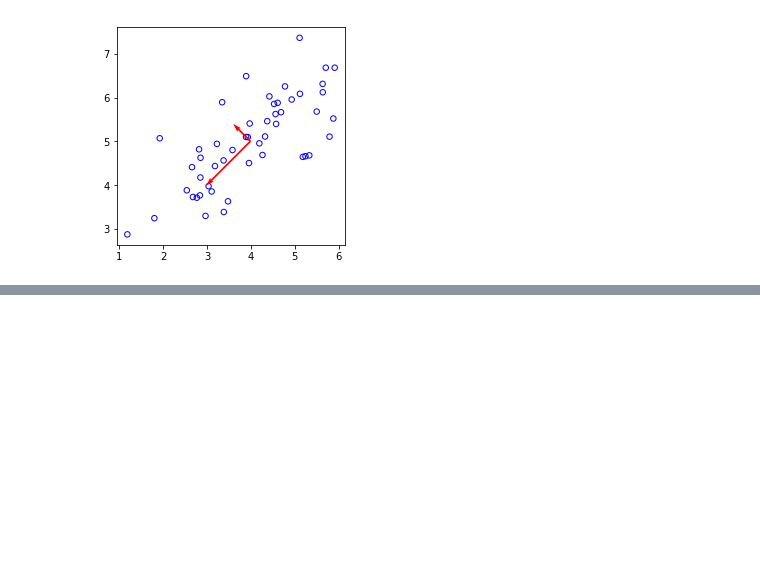
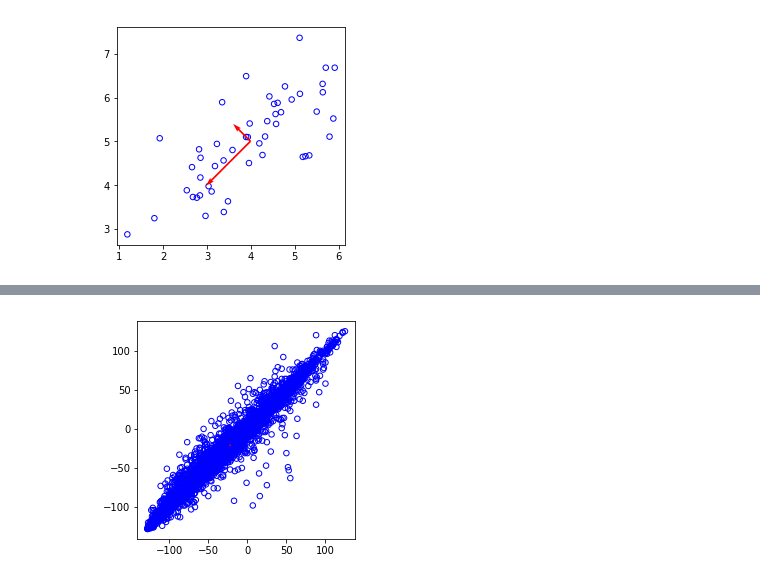
Before and after one commit to anidh/coursera-ml-python, a Jupyter notebook: machine-learning-ex7/ex7/Ex7.ipynb, the cells around one changed output, grey strips where cells are left out. Drawn from its saved outputs; the diff is of its cells as text; code cells hidden in the pictures; blank space fills up the shorter version.

```diff
--- a/machine-learning-ex7/ex7/Ex7.ipynb
+++ b/machine-learning-ex7/ex7/Ex7.ipynb
@@ -117,3 +117,10 @@ plt.quiver(scaler.mean_[0], scaler.mean_[1], U[0,0], U[0,1], scale=S[1], color='
 plt.quiver(scaler.mean_[0], scaler.mean_[1], U[1,0], U[1,1], scale=S[0], color='r');
 # %% [output]
 [figure]
+# %%
+#The faces example
+data=loadmat('ex7faces.mat')
+X=data['X']
+from sklearn.preprocessing import StandardScaler
+scaler = StandardScaler()
+scaler.fit(X)
@@ -119,0 +130,5 @@ plt.quiver(scaler.mean_[0], scaler.mean_[1], U[1,0], U[1,1], scale=S[0], color='
+# %%
+#Now applying SVD
+from scipy import linalg
+U, S, V = linalg.svd(scaler.transform(X).T)
+print("The value of U is {} and the value of S is {}".format((U),(S)))
@@ -119,0 +150,9 @@ plt.quiver(scaler.mean_[0], scaler.mean_[1], U[1,0], U[1,1], scale=S[0], color='
+# %%
+#Now applying PCA
+plt.scatter(X[:,0], X[:,1], s=30, edgecolors='b',facecolors='None', linewidth=1);
+# setting aspect ratio to 'equal' in order to show orthogonality of principal components in the plot
+plt.gca().set_aspect('equal')
+plt.quiver(scaler.mean_[0], scaler.mean_[1], U[0,0], U[0,1], scale=S[1], color='r')
+plt.quiver(scaler.mean_[0], scaler.mean_[1], U[1,0], U[1,1], scale=S[0], color='r');
+# %% [output]
+[figure, added]
```
Also changed, not shown: parts of 2 cells of this notebook.
